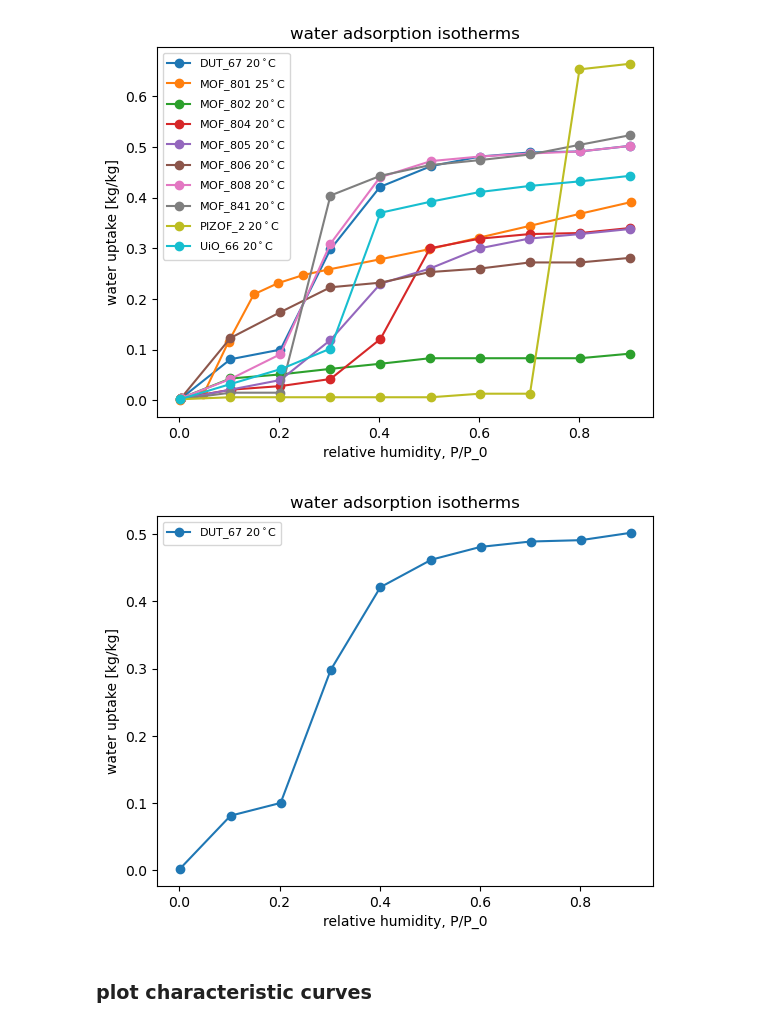
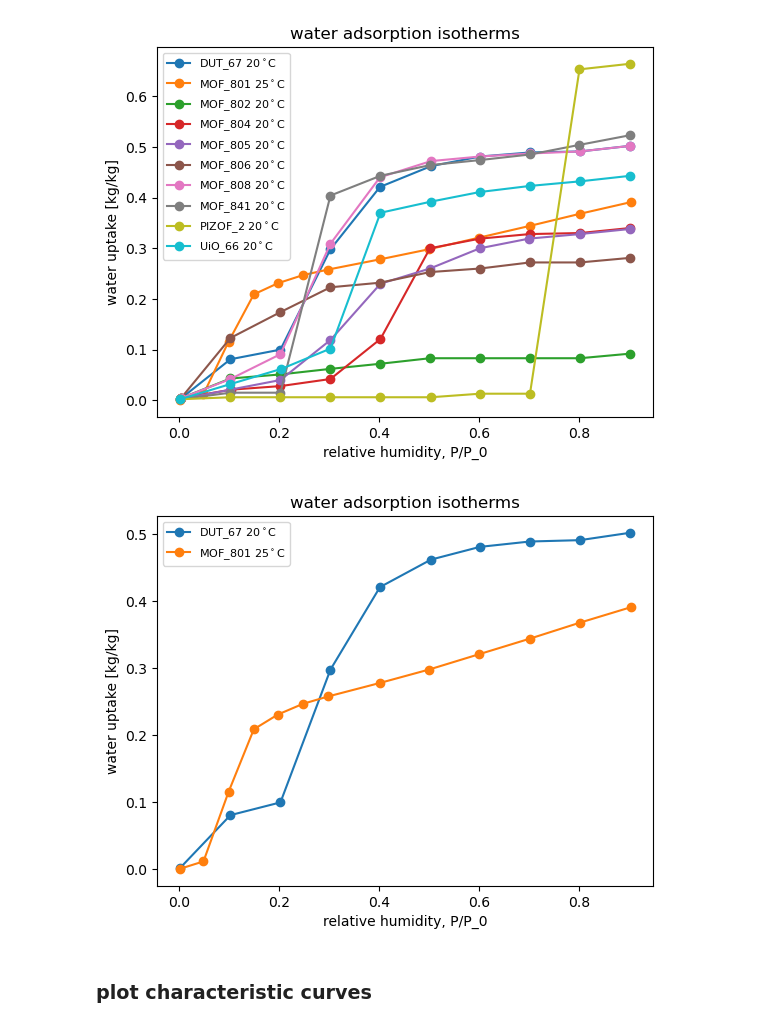
Before and after one commit to SimonEnsemble/water_harvesting, a Jupyter notebook: Polanyi_calculation_general.ipynb, the cells around one changed output. Drawn from its saved outputs; the diff is of its cells as text; code cells hidden in the pictures.

Commit message:
New MOF data

```diff
--- a/Polanyi_calculation_general.ipynb
+++ b/Polanyi_calculation_general.ipynb
@@ -196,9 +197,10 @@ viz_ads_isotherms(MOFs, data_temperatures)
 # %% [output]
 [figure]
 # %%
-viz_ads_isotherms(MOFs[0:1], data_temperatures[0:1])
+# Fix with MOF string only
+viz_ads_isotherms(MOFs[0:2], data_temperatures[0:2])
 # %% [output]
-[figure, old version]
+[figure, new version]
 # %% [markdown]
 ### plot characteristic curves
 # %%
```
Also changed, not shown: parts of 7 cells of this notebook.
